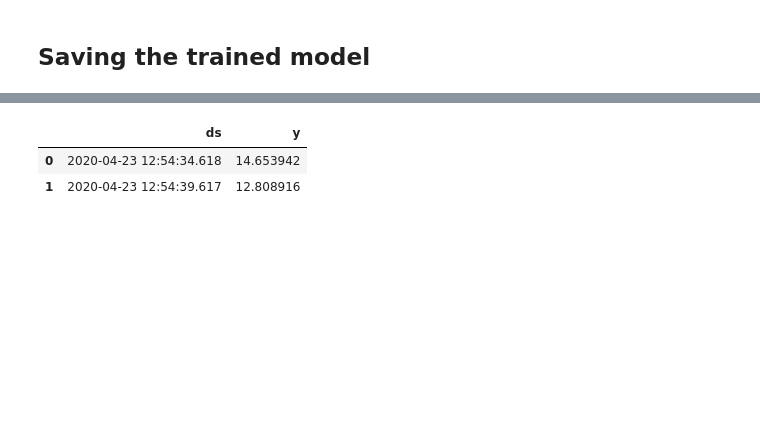
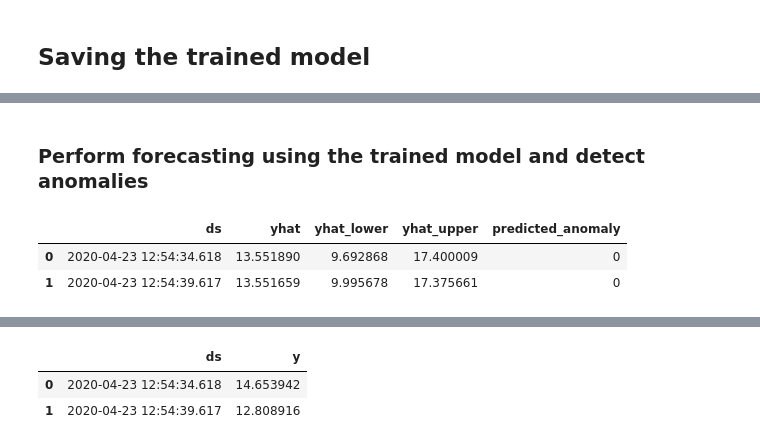
Before and after one commit to hemajv/edge-tekton-model, a Jupyter notebook: Anomaly_Detection.ipynb, the cells around one changed output, grey strips where cells are left out. Saved outputs shown, nothing was run; the diff lists cells and outputs as text; code cells hidden in the pictures; blank space fills up the shorter version.

Commit message:
Updating the anomaly detection notebook and python script

```diff
--- a/Anomaly_Detection.ipynb
+++ b/Anomaly_Detection.ipynb
@@ -250,2 +267,3 @@ dump(model, open(filename, 'wb'))
 # %%
-loaded_model = load(open(filename, 'rb'))
+loaded_model = pickle.load(open('trained_model.pkl', 'rb'))
+loaded_model
@@ -257,0 +288,11 @@ loaded_model
+# %% [markdown]
+### Perform forecasting using the trained model and detect anomalies
+# %%
+forecast = predict_prophet(loaded_model,test)
+forecasted_anomalies = forecast_anomalies(forecast,test)
+# %%
+forecasted_anomalies.head(2)
+# %% [output]
+|  | ds | yhat | yhat_lower | yhat_upper | predicted_anomaly |
+| 0 | 2020-04-23 12:54:34.618 | 13.551890 | 9.692868 | 17.400009 | 0 |
+| 1 | 2020-04-23 12:54:39.617 | 13.551659 | 9.995678 | 17.375661 | 0 |
```
Also changed, not shown: parts of 13 cells of this notebook, 1 other file.
